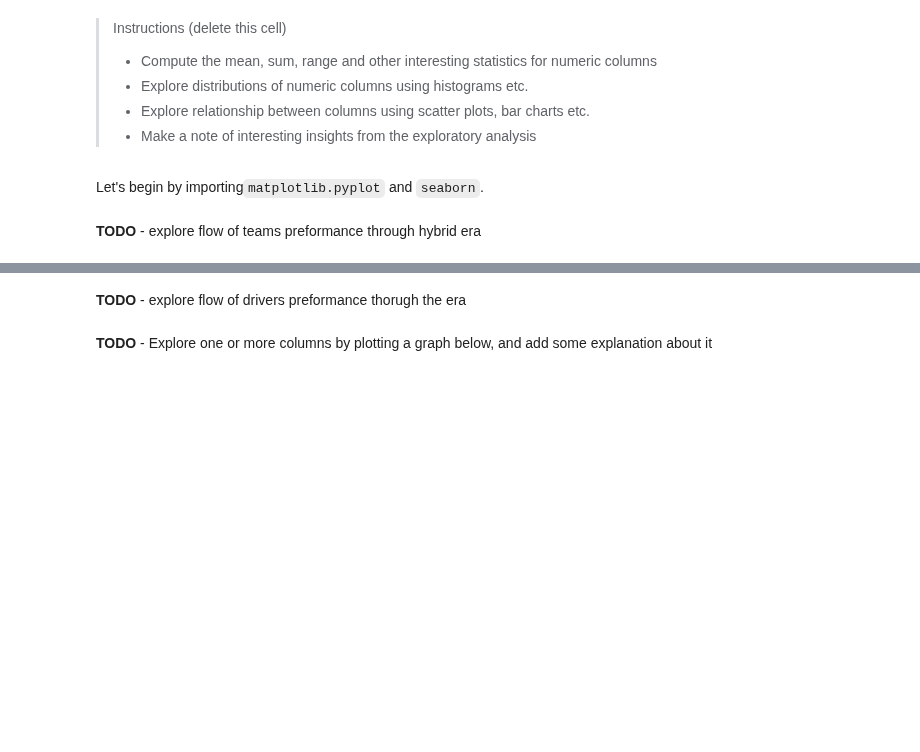
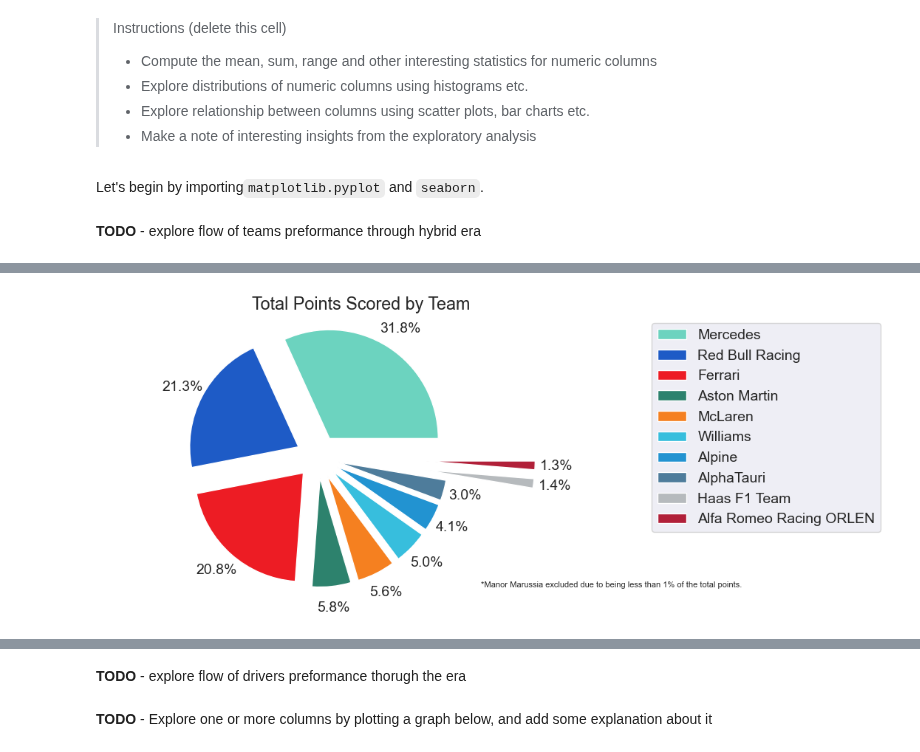
Before and after one commit to Zoibderg/F1-Analysis, a Jupyter notebook: Hybrid_Era_Analysis.ipynb, the cells around one changed output, grey strips where cells are left out. Saved outputs shown, nothing was run; the diff lists cells and outputs as text; code cells hidden in the pictures; blank space fills up the shorter version.

Commit message:
drop manor from points pie and finilize points pie

```diff
--- a/Hybrid_Era_Analysis.ipynb
+++ b/Hybrid_Era_Analysis.ipynb
@@ -300,5 +385,6 @@ hybrid_event_data = pd.DataFrame.from_dict(hybrid_event_data, orient='index')
 
 # DROP 2020
 hybrid_events = hybrid_events.drop(2020)
+hybrid_event_data = hybrid_event_data.drop(2020)
 # %%
 hybrid_schedule
@@ -365,6 +559,15 @@ total_scores
 # %%
 # COMBINE TEAMS TO THEIR CURRNENT NAMES
-total_scores = total_scores.replace({'Red Bull': 'Red Bull Racing', 'Alfa Romeo': 'Alfa Romeo Racing ORLEN', 'Marussia': 'Manor Marussia', 'Lotus F1': 'Alpine', 'Renault': 'Alpine', 'Sauber': 'Alfa Romeo Racing ORLEN', 'Force India': 'Aston Martin', 'Racing Point': 'Aston Martin', 'Toro Rosso': 'AlphaTauri'})
+total_scores = total_scores.replace({'Red Bull': 'Red Bull Racing',
+'Alfa Romeo': 'Alfa Romeo Racing ORLEN',
+'Alfa Romeo Racing': 'Alfa Romeo Racing ORLEN',
+'Sauber': 'Alfa Romeo Racing ORLEN',
+'Marussia': 'Manor Marussia',
+'Lotus F1': 'Alpine',
+'Renault': 'Alpine',
+'Force India': 'Aston Martin',
+'Racing Point': 'Aston Martin',
+'Toro Rosso': 'AlphaTauri'})
 total_scores = total_scores.groupby('Team').sum().sort_values(by='Points', ascending=False)
 # %%
 total_scores
@@ -388,7 +615,18 @@ explode = [.2,.2,.2,.2,.2,.2,.2,.2,1,1,3,4]
 # %%
+# DROP MANOR MARUSIA
+# total_scores.index.drop('Manor Marussia')
+
 # GRAPH TOTAL SCORES IN A PIE CHART AND GIVE EACH TEAM ITS TEAM COLOUR
-plt.pie(total_scores.Points, colors=[team_colors[key] for key in total_scores.index], autopct='%1.1f%%', pctdistance=1.3, labeldistance=1.1, textprops={'color':"r"}, explode=explode)
+explode = [.2,.2,.2,.2,.2,.2,.2,.2,1,1]
+
+# disclame exclusion of manor maurissa
+txt="*Manor Marussia excluded due to being less than 1% of the total points."
+
+plt.pie(total_scores.Points, colors=[team_colors[key] for key in total_scores.index], autopct=lambda pct: '{:1.1f}%'.format(pct) if pct > 1 else '', pctdistance=1.2, labeldistance=1.1, explode=explode)
 plt.legend(total_scores.index, bbox_to_anchor=(1.05, 1), loc='upper left')
 plt.axis('equal')
-plt.title('Total Points Scored by Team', color='red')
+plt.title('Total Points Scored by Team')
+plt.text(.5, .01, txt, position=(1.5,-1.2), fontsize=8)
 plt.show()
+# %% [output]
+[figure, added]
```
Also changed, not shown: parts of 19 cells of this notebook.
